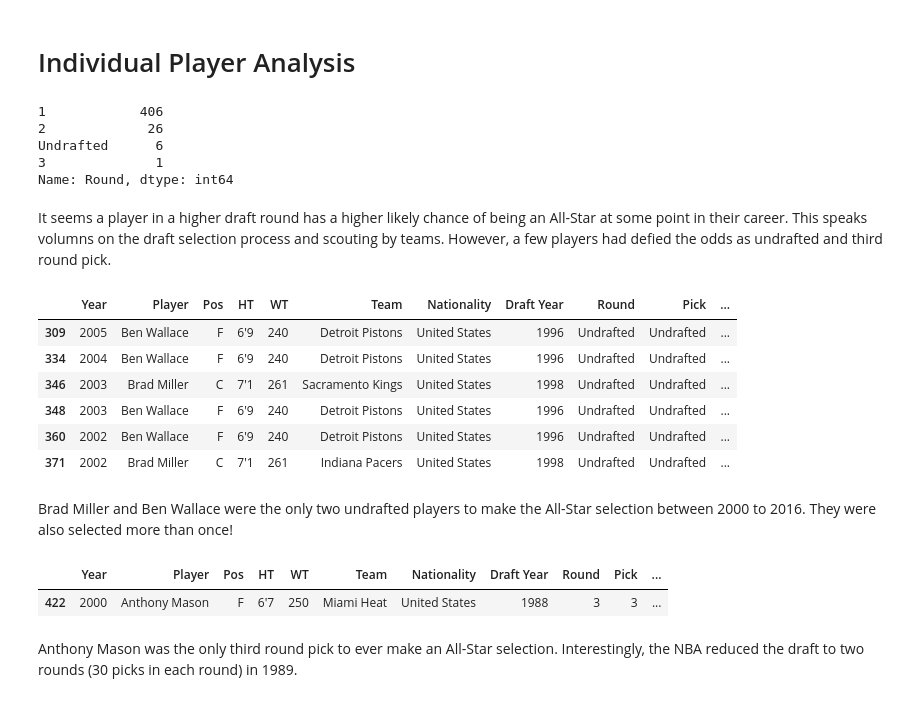
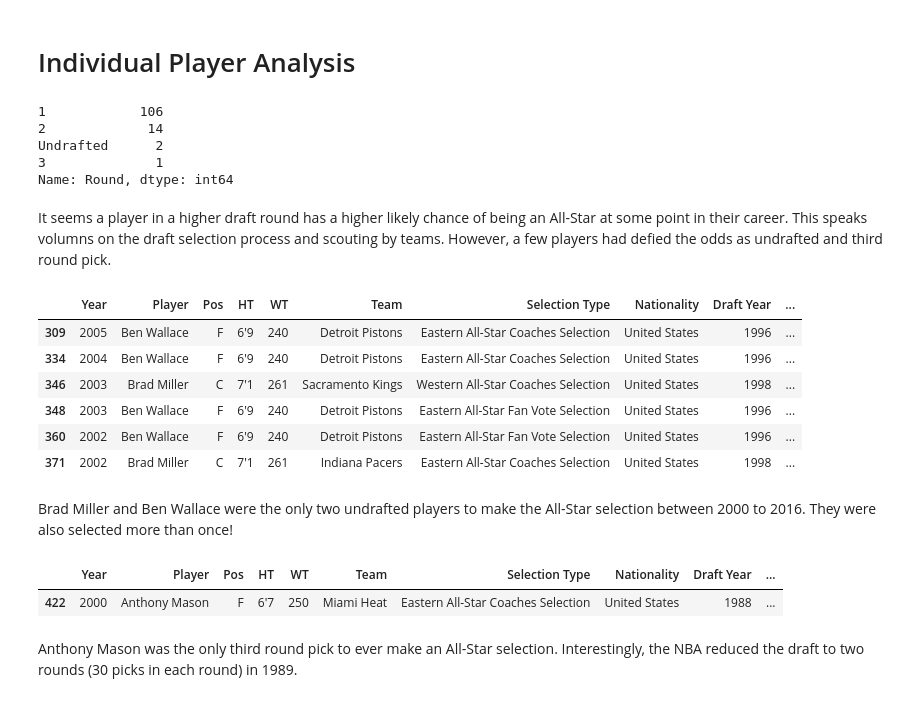
Before and after one commit to aclao89/NBA_All_Stars, a Jupyter notebook: Data Exploration for NBA All Star Games .ipynb, the cells around one changed output. Saved outputs shown, nothing was run; the diff lists cells and outputs as text; code cells hidden in the pictures.

```diff
--- a/Data Exploration for NBA All Star Games .ipynb
+++ b/Data Exploration for NBA All Star Games .ipynb
@@ -221,7 +173,7 @@ nba_clean.head()
 # %%
 #Create Column to distingush conference
 
-nba_clean['Conference'] = np.where(nba_cleaned['Selection Type'].str.startswith('Eastern'), 'East','West')
+nba_clean['Conference'] = np.where(nba_clean['Selection Type'].str.startswith('Eastern'), 'East','West')
 
 nba_clean
 # %% [output]
@@ -456,11 +394,11 @@ It is clear that the Selection type did not change much and the frequencies of e
 # %%
 #Let's see the distribution of All-Stars based on their original draft round
 
-nba_cleaned['Round'].value_counts()
+nba_clean.drop_duplicates('Player')['Round'].value_counts()
 # %% [output]
-1            406
-2             26
-Undrafted      6
+1            106
+2             14
+Undrafted      2
 3              1
 Name: Round, dtype: int64
 # %% [markdown]
@@ -468,25 +406,25 @@ It seems a player in a higher draft round has a higher likely chance of being an
 # %%
 #I am curious to see the undrafted players who made a big impact
 
-a = nba_cleaned.loc[nba_cleaned['Round'] == 'Undrafted']
+a = nba_clean.loc[nba_clean['Round'] == 'Undrafted']
 
 a.drop_duplicates()
 # %% [output]
-|  | Year | Player | Pos | HT | WT | Team | Nationality | Draft Year | Round | Pick | ... |
-| 309 | 2005 | Ben Wallace | F | 6'9 | 240 | Detroit Pistons | United States | 1996 | Undrafted | Undrafted | ... |
-| 334 | 2004 | Ben Wallace | F | 6'9 | 240 | Detroit Pistons | United States | 1996 | Undrafted | Undrafted | ... |
-| 346 | 2003 | Brad Miller | C | 7'1 | 261 | Sacramento Kings | United States | 1998 | Undrafted | Undrafted | ... |
-| 348 | 2003 | Ben Wallace | F | 6'9 | 240 | Detroit Pistons | United States | 1996 | Undrafted | Undrafted | ... |
-| 360 | 2002 | Ben Wallace | F | 6'9 | 240 | Detroit Pistons | United States | 1996 | Undrafted | Undrafted | ... |
-| 371 | 2002 | Brad Miller | C | 7'1 | 261 | Indiana Pacers | United States | 1998 | Undrafted | Undrafted | ... |
+|  | Year | Player | Pos | HT | WT | Team | Selection Type | Nationality | Draft Year | ... |
+| 309 | 2005 | Ben Wallace | F | 6'9 | 240 | Detroit Pistons | Eastern All-Star Coaches Selection | United States | 1996 | ... |
+| 334 | 2004 | Ben Wallace | F | 6'9 | 240 | Detroit Pistons | Eastern All-Star Coaches Selection | United States | 1996 | ... |
+| 346 | 2003 | Brad Miller | C | 7'1 | 261 | Sacramento Kings | Western All-Star Coaches Selection | United States | 1998 | ... |
+| 348 | 2003 | Ben Wallace | F | 6'9 | 240 | Detroit Pistons | Eastern All-Star Fan Vote Selection | United States | 1996 | ... |
+| 360 | 2002 | Ben Wallace | F | 6'9 | 240 | Detroit Pistons | Eastern All-Star Fan Vote Selection | United States | 1996 | ... |
+| 371 | 2002 | Brad Miller | C | 7'1 | 261 | Indiana Pacers | Eastern All-Star Coaches Selection | United States | 1998 | ... |
 # %% [markdown]
 Brad Miller and Ben Wallace were the only two undrafted players to make the All-Star selection between 2000 to 2016. They were also selected more than once!
 # %%
-b = nba_cleaned.loc[nba_cleaned['Round'] == '3']
+b = nba_clean.loc[nba_clean['Round'] == '3']
 b
 # %% [output]
-|  | Year | Player | Pos | HT | WT | Team | Nationality | Draft Year | Round | Pick | ... |
-| 422 | 2000 | Anthony Mason | F | 6'7 | 250 | Miami Heat | United States | 1988 | 3 | 3 | ... |
+|  | Year | Player | Pos | HT | WT | Team | Selection Type | Nationality | Draft Year | ... |
+| 422 | 2000 | Anthony Mason | F | 6'7 | 250 | Miami Heat | Eastern All-Star Coaches Selection | United States | 1988 | ... |
 # %% [markdown]
 Anthony Mason was the only third round pick to ever make an All-Star selection. Interestingly, the NBA reduced the draft to two rounds (30 picks in each round) in 1989.
 # %%
```
Also changed, not shown: parts of 20 cells of this notebook.
